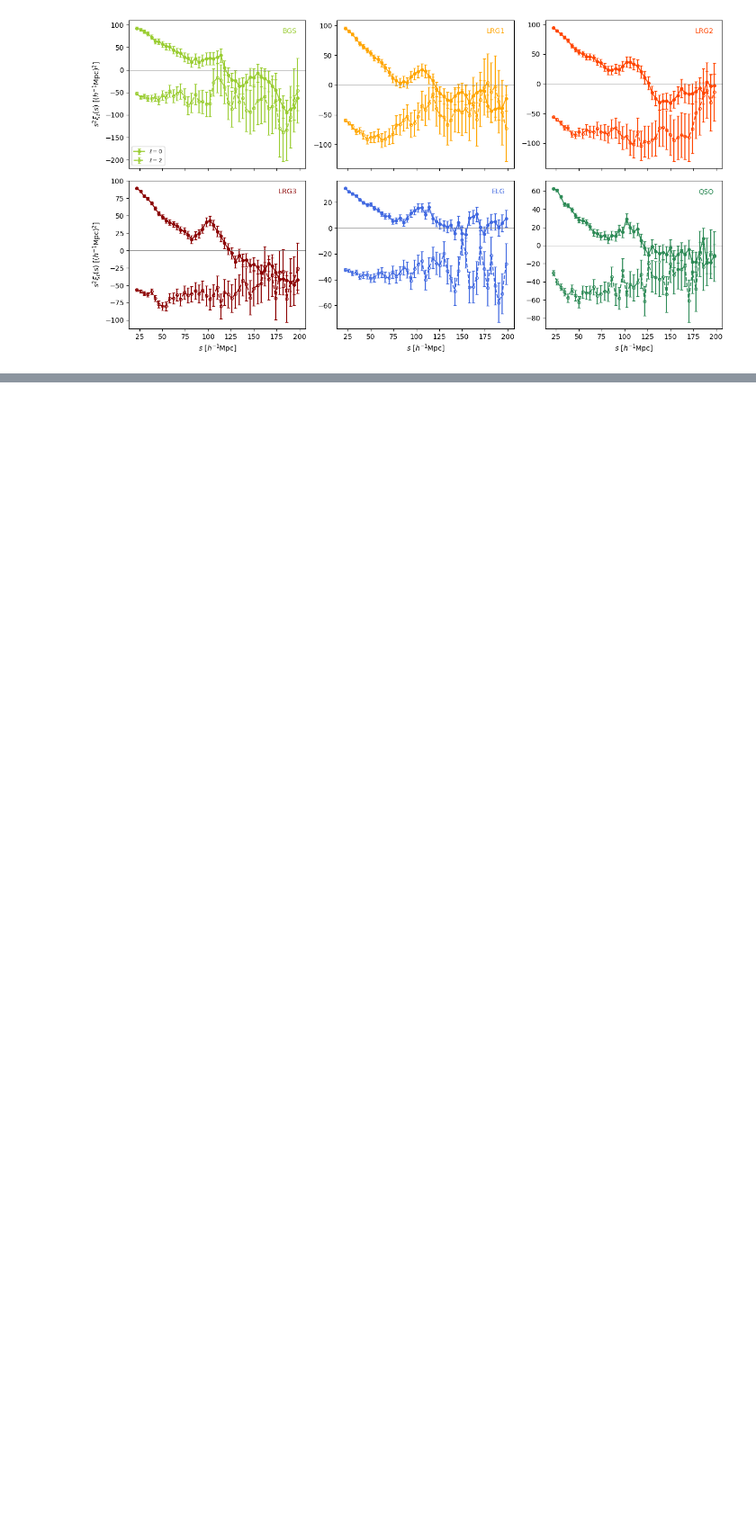
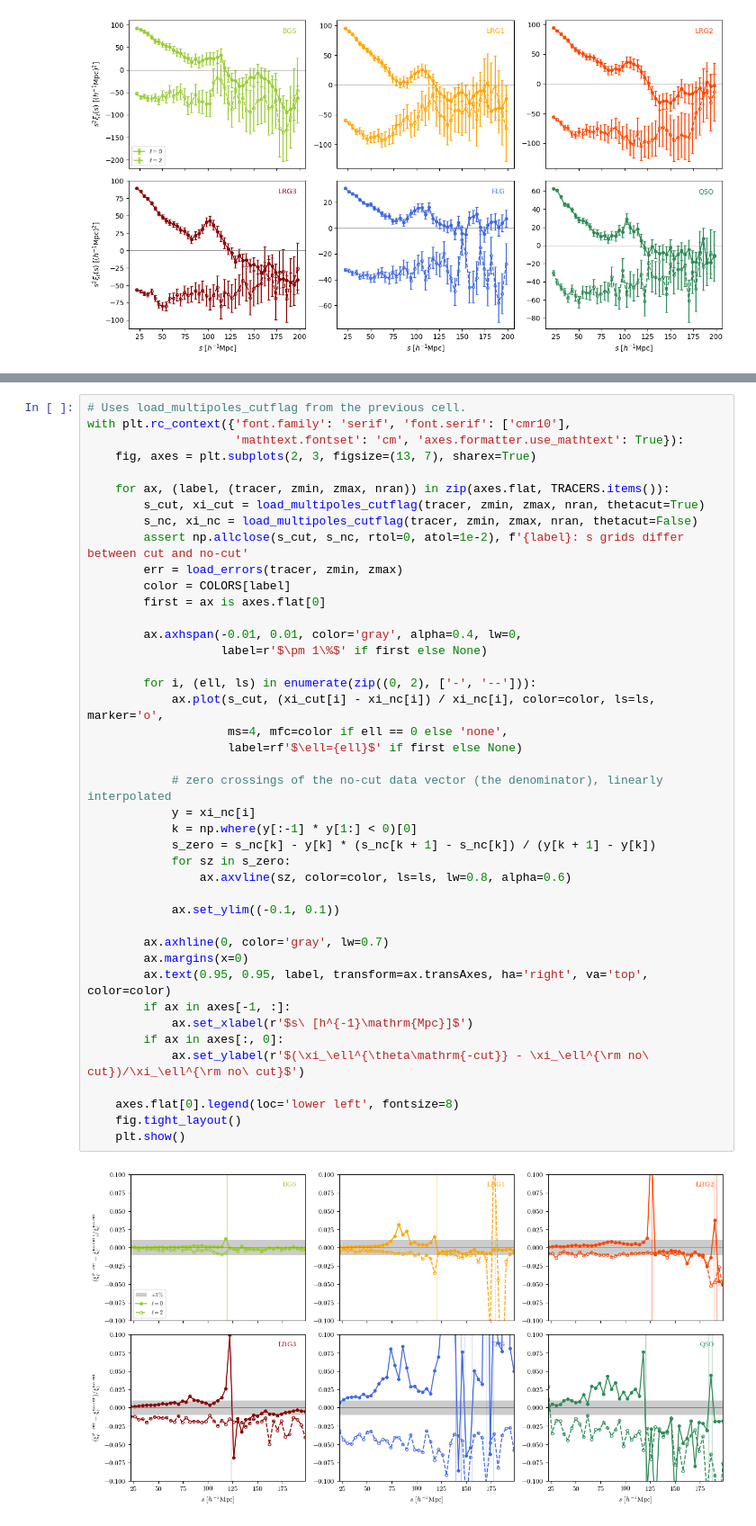
Before and after one commit to cosweeney/compact_streaming, a Jupyter notebook: nb/fits/inspect_DR1_data.ipynb, the cells around one changed output, grey strips where cells are left out. Shown at 90% size. Cells and saved outputs as stored; diff of their text form; blank space fills up the shorter version.

```diff
--- a/nb/fits/inspect_DR1_data.ipynb
+++ b/nb/fits/inspect_DR1_data.ipynb
@@ -95,0 +147,44 @@ plt.show()
+# %%
+# Uses load_multipoles_cutflag from the previous cell.
+with plt.rc_context({'font.family': 'serif', 'font.serif': ['cmr10'],
+                     'mathtext.fontset': 'cm', 'axes.formatter.use_mathtext': True}):
+    fig, axes = plt.subplots(2, 3, figsize=(13, 7), sharex=True)
+
+    for ax, (label, (tracer, zmin, zmax, nran)) in zip(axes.flat, TRACERS.items()):
+        s_cut, xi_cut = load_multipoles_cutflag(tracer, zmin, zmax, nran, thetacut=True)
+        s_nc, xi_nc = load_multipoles_cutflag(tracer, zmin, zmax, nran, thetacut=False)
+        assert np.allclose(s_cut, s_nc, rtol=0, atol=1e-2), f'{label}: s grids differ between cut and no-cut'
+        err = load_errors(tracer, zmin, zmax)
+        color = COLORS[label]
+        first = ax is axes.flat[0]
+
+        ax.axhspan(-0.01, 0.01, color='gray', alpha=0.4, lw=0,
+                   label=r'$\pm 1\%$' if first else None)
+
+        for i, (ell, ls) in enumerate(zip((0, 2), ['-', '--'])):
+            ax.plot(s_cut, (xi_cut[i] - xi_nc[i]) / xi_nc[i], color=color, ls=ls, marker='o',
+                    ms=4, mfc=color if ell == 0 else 'none',
+                    label=rf'$\ell={ell}$' if first else None)
+
+            # zero crossings of the no-cut data vector (the denominator), linearly interpolated
+            y = xi_nc[i]
+            k = np.where(y[:-1] * y[1:] < 0)[0]
+            s_zero = s_nc[k] - y[k] * (s_nc[k + 1] - s_nc[k]) / (y[k + 1] - y[k])
+            for sz in s_zero:
+                ax.axvline(sz, color=color, ls=ls, lw=0.8, alpha=0.6)
+
+            ax.set_ylim((-0.1, 0.1))
+
+        ax.axhline(0, color='gray', lw=0.7)
+        ax.margins(x=0)
+        ax.text(0.95, 0.95, label, transform=ax.transAxes, ha='right', va='top', color=color)
+        if ax in axes[-1, :]:
+            ax.set_xlabel(r'$s\ [h^{-1}\mathrm{Mpc}]$')
+        if ax in axes[:, 0]:
+            ax.set_ylabel(r'$(\xi_\ell^{\theta\mathrm{-cut}} - \xi_\ell^{\rm no\ cut})/\xi_\ell^{\rm no\ cut}$')
+
+    axes.flat[0].legend(loc='lower left', fontsize=8)
+    fig.tight_layout()
+    plt.show()
+# %% [output]
+[figure, added]
```
Also changed, not shown: parts of 2 cells of this notebook, 1 other file.
